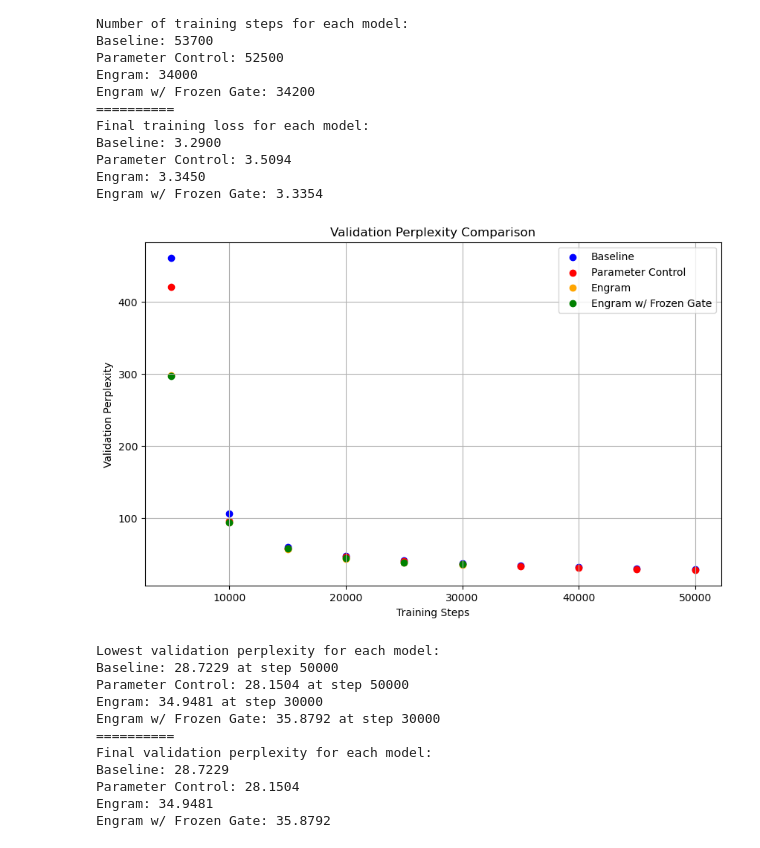
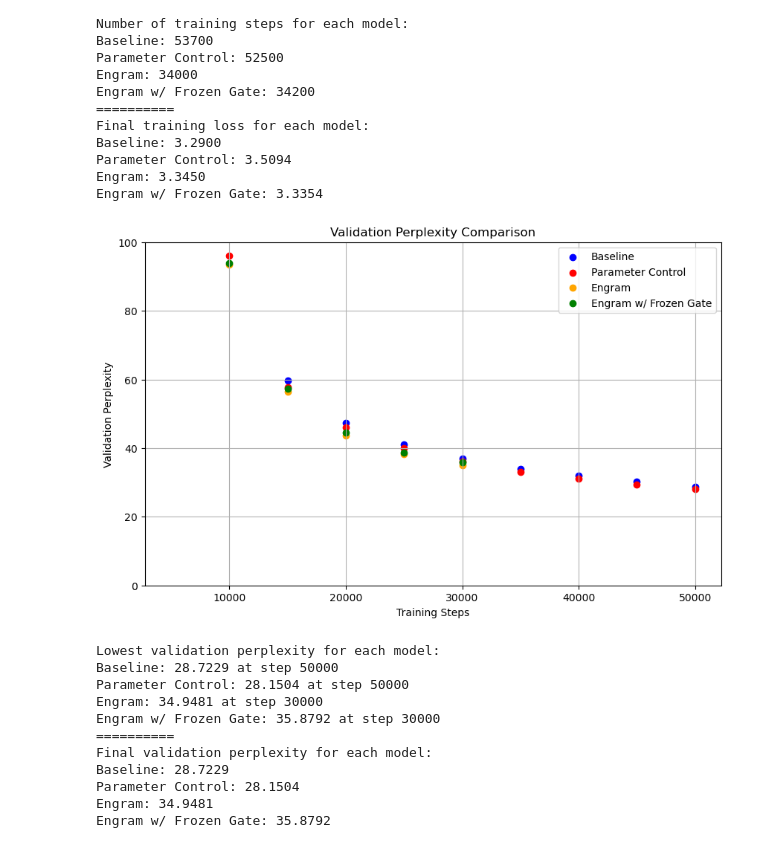
Before and after one commit to koacow/deepseek-engram-lm, a Jupyter notebook: reports/training_comparison.ipynb, the cells around one changed output. Saved outputs shown, nothing was run; the diff lists cells and outputs as text; code cells hidden in the pictures.

```diff
--- a/reports/training_comparison.ipynb
+++ b/reports/training_comparison.ipynb
@@ -62,19 +63,20 @@ Engram w/ Frozen Gate: 3.3354
 # %%
 # Plot the validation perplexity for baseline and engram models
 plt.figure(figsize=(10, 6))
 plt.scatter(baseline_log['step'], baseline_log['val_ppl'], label='Baseline', color='blue')
 plt.scatter(params_log['step'], params_log['val_ppl'], label='Parameter Control', color='red')
 plt.scatter(engram_log['step'], engram_log['val_ppl'], label='Engram', color='orange')
 plt.scatter(engram_frozen_log['step'], engram_frozen_log['val_ppl'], label='Engram w/ Frozen Gate', color='green')
+plt.ylim(0, 100)
 plt.xlabel('Training Steps')
 plt.ylabel('Validation Perplexity')
 plt.title('Validation Perplexity Comparison')
 plt.legend()
 plt.grid()
 plt.savefig('./figs/validation_perplexity_comparison.png')
 plt.show()
 # %% [output]
-[figure, old version]
+[figure, new version]
 # %%
 print("Lowest validation perplexity for each model:")
 print(f"Baseline: {baseline_log['val_ppl'].min():.4f} at step {baseline_log['step'][baseline_log['val_ppl'].idxmin()]}")
```
Also changed, not shown: parts of 1 cell of this notebook, 3 other files.
